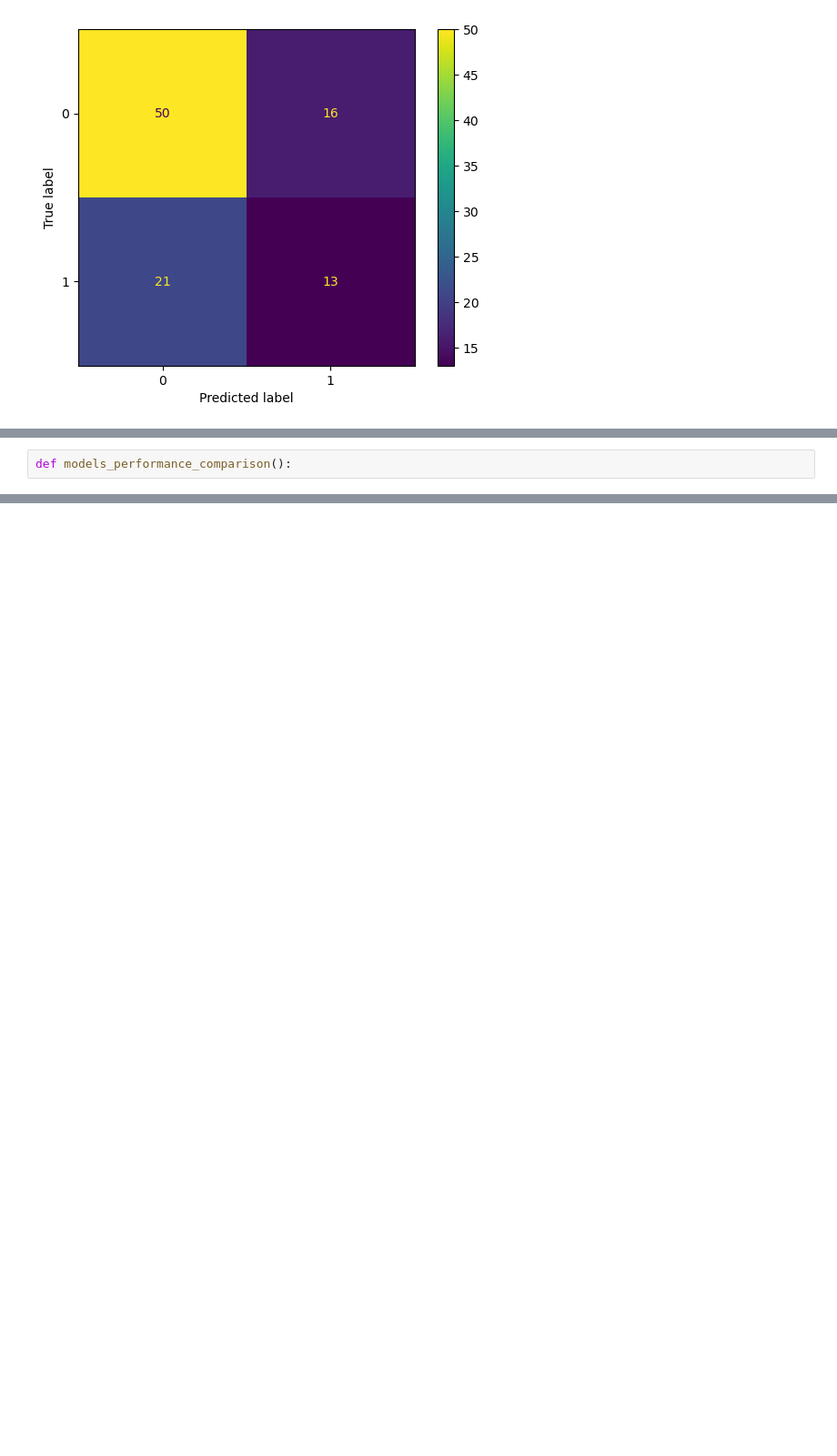
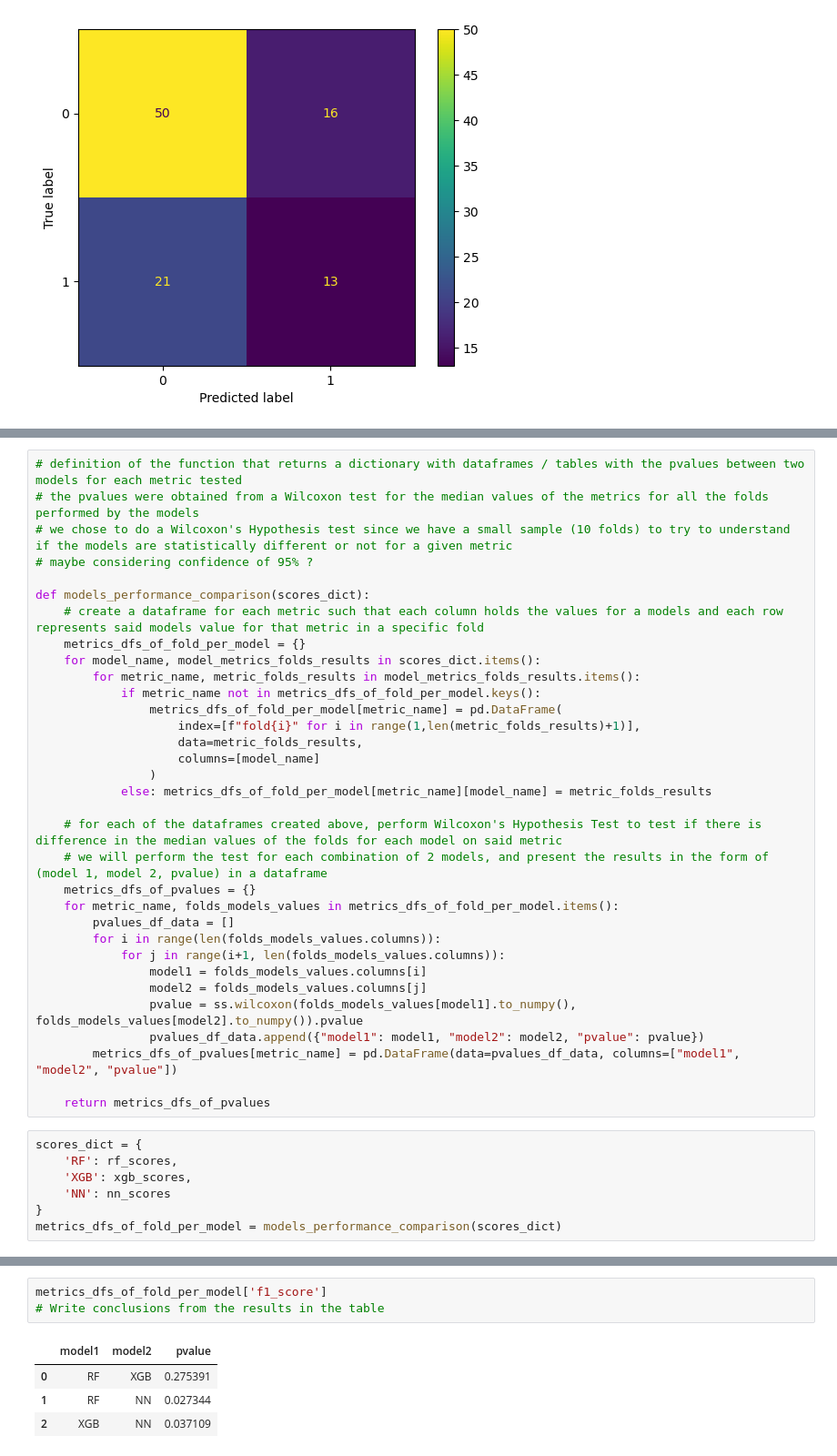
Before and after one commit to barbara-san/LabIACD-Project-1, a Jupyter notebook: Delivery/model_comparison.ipynb, the cells around one changed output, grey strips where cells are left out. Shown: that part at 91% size. Cells and saved outputs as stored; diff of their text form; blank space fills up the shorter version.

```diff
--- a/Delivery/model_comparison.ipynb
+++ b/Delivery/model_comparison.ipynb
@@ -80,2 +79,40 @@ nn_metrics
-# %%
-def models_performance_comparison():
+# %%
+# definition of the function that returns a dictionary with dataframes / tables with the pvalues between two models for each metric tested
+# the pvalues were obtained from a Wilcoxon test for the median values of the metrics for all the folds performed by the models
+# we chose to do a Wilcoxon's Hypothesis test since we have a small sample (10 folds) to try to understand if the models are statistically different or not for a given metric
+# maybe considering confidence of 95% ?
+
+def models_performance_comparison(scores_dict):
+    # create a dataframe for each metric such that each column holds the values for a models and each row represents said models value for that metric in a specific fold
+    metrics_dfs_of_fold_per_model = {}
+    for model_name, model_metrics_folds_results in scores_dict.items():
+        for metric_name, metric_folds_results in model_metrics_folds_results.items():
+            if metric_name not in metrics_dfs_of_fold_per_model.keys():
+                metrics_dfs_of_fold_per_model[metric_name] = pd.DataFrame(
+                    index=[f"fold{i}" for i in range(1,len(metric_folds_results)+1)],
+                    data=metric_folds_results,
+                    columns=[model_name]
+                )
+            else: metrics_dfs_of_fold_per_model[metric_name][model_name] = metric_folds_results
+
+    # for each of the dataframes created above, perform Wilcoxon's Hypothesis Test to test if there is difference in the median values of the folds for each model on said metric
+    # we will perform the test for each combination of 2 models, and present the results in the form of (model 1, model 2, pvalue) in a dataframe
+    metrics_dfs_of_pvalues = {}
+    for metric_name, folds_models_values in metrics_dfs_of_fold_per_model.items():
+        pvalues_df_data = []
+        for i in range(len(folds_models_values.columns)):
+            for j in range(i+1, len(folds_models_values.columns)):
+                model1 = folds_models_values.columns[i]
+                model2 = folds_models_values.columns[j]
+                pvalue = ss.wilcoxon(folds_models_values[model1].to_numpy(), folds_models_values[model2].to_numpy()).pvalue
+                pvalues_df_data.append({"model1": model1, "model2": model2, "pvalue": pvalue})
+        metrics_dfs_of_pvalues[metric_name] = pd.DataFrame(data=pvalues_df_data, columns=["model1", "model2", "pvalue"])
+
+    return metrics_dfs_of_pvalues
+# %%
+scores_dict = {
+    'RF': rf_scores,
+    'XGB': xgb_scores,
+    'NN': nn_scores
+}
+metrics_dfs_of_fold_per_model = models_performance_comparison(scores_dict)
@@ -81,0 +127,8 @@ def models_performance_comparison():
+# %%
+metrics_dfs_of_fold_per_model['f1_score']
+# Write conclusions from the results in the table
+# %% [output]
+|  | model1 | model2 | pvalue |
+| 0 | RF | XGB | 0.275391 |
+| 1 | RF | NN | 0.027344 |
+| 2 | XGB | NN | 0.037109 |
```
Also changed, not shown: parts of 5 cells of this notebook.
